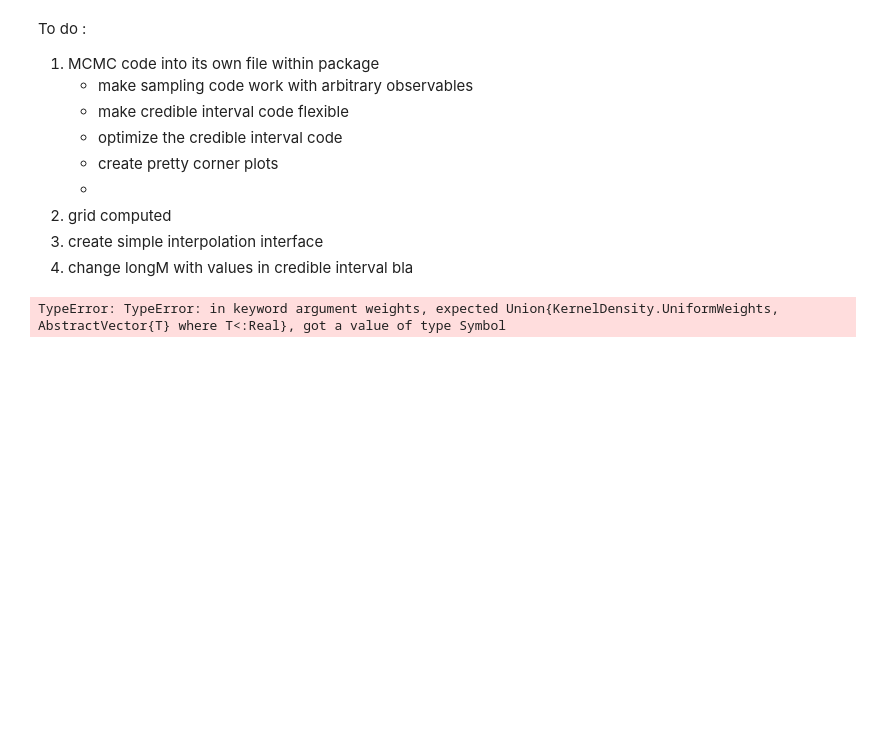
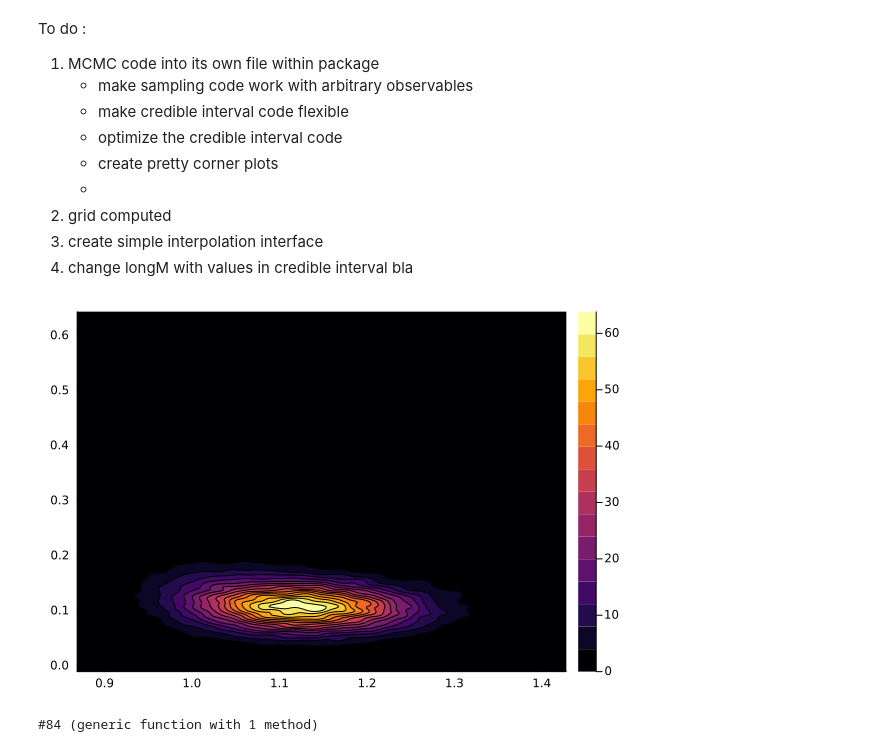
Before and after one commit to orlox/StarStats.jl, a Jupyter notebook: test_notebook/clean_JuliaTests.ipynb, the cells around one changed output. Saved outputs shown, nothing was run; the diff lists cells and outputs as text; code cells hidden in the pictures; blank space fills up the shorter version.

```diff
--- a/test_notebook/clean_JuliaTests.ipynb
+++ b/test_notebook/clean_JuliaTests.ipynb
@@ -211,32 +196,36 @@ To do :
 # %%
 using StatsPlots
 using HCubature
 using Interpolations
 using KernelDensity
+plot()
 #histogram2d(logM, rotation)
-my_kde2d = kde((rotation,logM,),weights=dtdx)
+my_kde2d = kde((logM,rotation),weights=dtdx)
 kde_function2d = x-> pdf(my_kde2d, x[1],x[2])
 #kde_function2d = (x,y)-> pdf(my_kde2d, x,y)
 
-#contourf(my_2dkde)
-
-values1= rotation
-
-values2=logM
-maxval1 = maximum(values1)
-minval1 = minimum(values1)
-maxval2 = maximum(values2)
-minval2 = minimum(values2)
-
-a = (minval1, minval2)
-b = (maxval1, maxval2)
-
-#integral = hcubature(kde_function2d, a, b)
-#@show integral
-
-@show a
-@show b
+contourf!(my_kde2d)
 # %% [output]
-TypeError: TypeError: in keyword argument weights, expected Union{KernelDensity.UniformWeights, AbstractVector{T} where T<:Real}, got a value of type Symbol
+[figure, added]
+# %%
+kde_function2d = x-> pdf(my_kde2d, x[1],x[2])
+values1= logM
+values2=rotation
+
+maxval1 = maximum(values1)
+minval1 = minimum(values1)
+maxval2 = maximum(values2)
+minval2 = minimum(values2)
+
+a = (minval1, minval2)
+b = (maxval1, maxval2)
+
+#integral = hcubature(kde_function2d,[0.9,0.0], [1.3, 0.3])
+# @show integral
+kde_function2d
+
+#
+# %% [output]
+#84 (generic function with 1 method)
 # %%
 hcubature(x -> cos(x[1])*cos(x[2]), [0,0], [1,1])[1]
```
Also changed, not shown: parts of 4 cells of this notebook.
